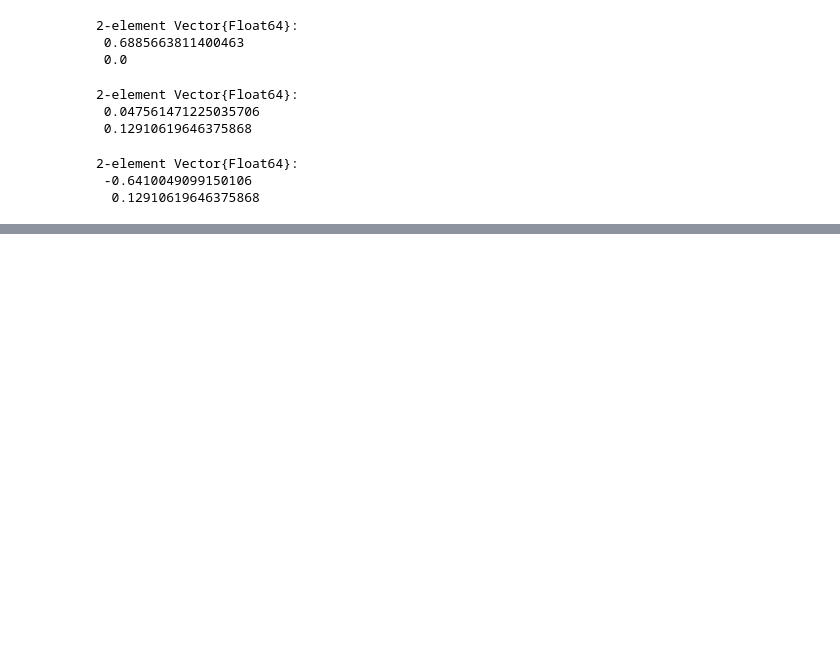
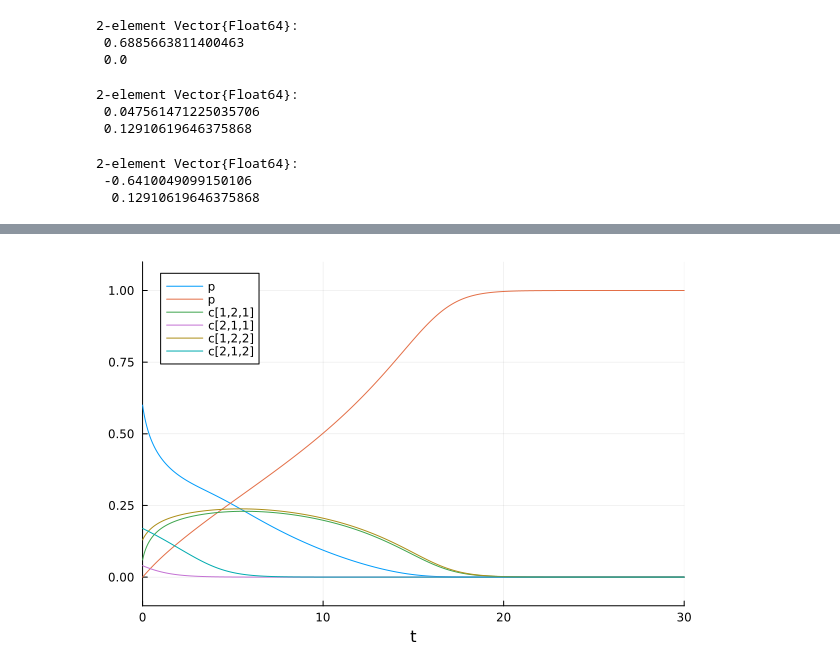
Before and after one commit to acossairt/traffic_air_quality_modeling, a Jupyter notebook: experiments_and_tutorials/2DvectorizedTraffic.ipynb, the cells around one changed output, grey strips where cells are left out. Drawn from its saved outputs; the diff is of its cells as text; code cells hidden in the pictures; blank space fills up the shorter version.

Commit message:
new notation diagrams

```diff
--- a/experiments_and_tutorials/2DvectorizedTraffic.ipynb
+++ b/experiments_and_tutorials/2DvectorizedTraffic.ipynb
@@ -235,0 +291,24 @@ display(new_pm)
+# %%
+my_α = [1; 1]
+my_β = [10; 1]
+my_d = [0 1; 0 0]
+cm = zeros(2,2,2)
+cm[1,2,1] = 0.06
+cm[2,1,1] = 0.04
+cm[1,2,2] = 0.13
+cm[2,1,2] = 0.17
+pm = [0.6; 0.0]
+
+prob = ODEProblem(model, [p=>pm,c=>cm], (0.0, 30), [α => my_α, β=>my_β, d=>my_d])
+
+#numerically solve the problem and plot it
+
+sol = solve(prob,Tsit5())
+plot(sol, idxs = (p[1]), ylim=(-0.1,1.1))
+plot!(sol, idxs = (p[2]), xlim=(0,30))
+plot!(sol, idxs = (c[1,2,1]), label="c[1,2,1]")
+plot!(sol, idxs = (c[2,1,1]), label="c[2,1,1]")
+plot!(sol, idxs = (c[1,2,2]), label="c[1,2,2]")
+plot!(sol, idxs = (c[2,1,2]), label="c[2,1,2]")
+# %% [output]
+[figure, added]
```
Also changed, not shown: parts of 3 cells of this notebook, 2 other files.
